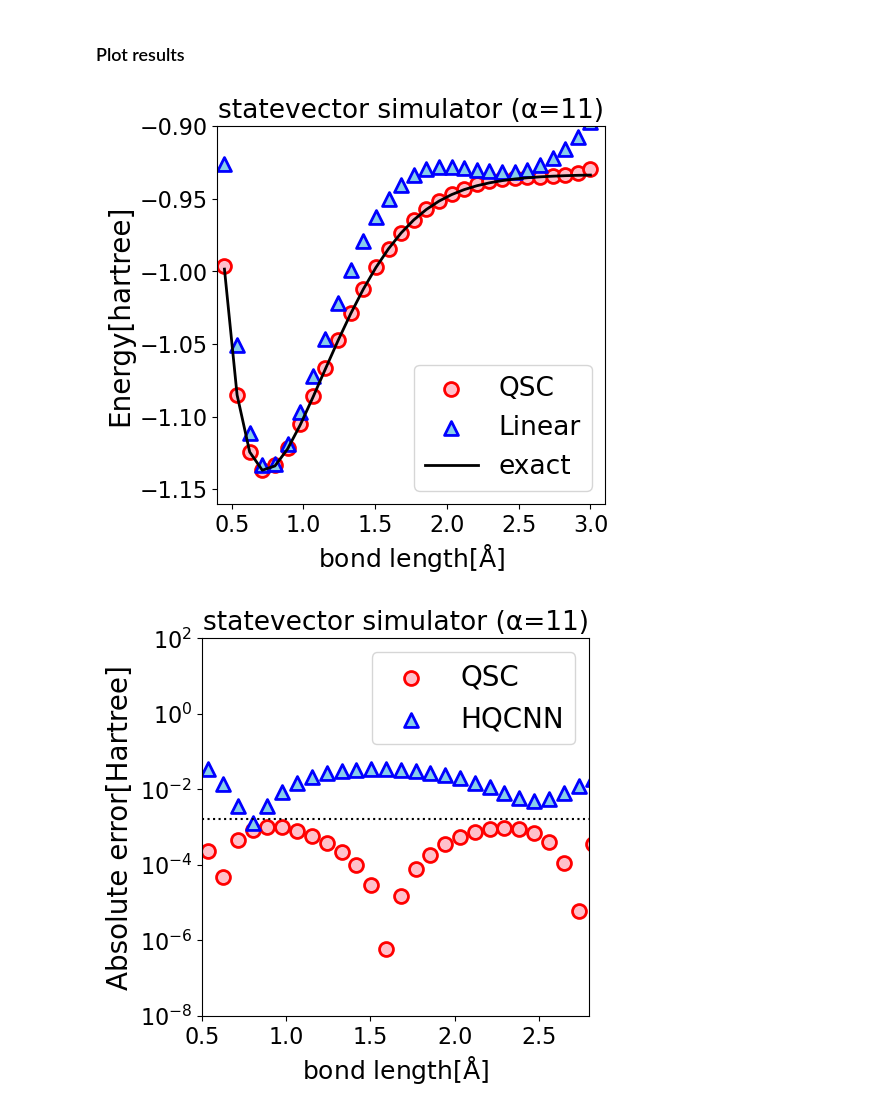
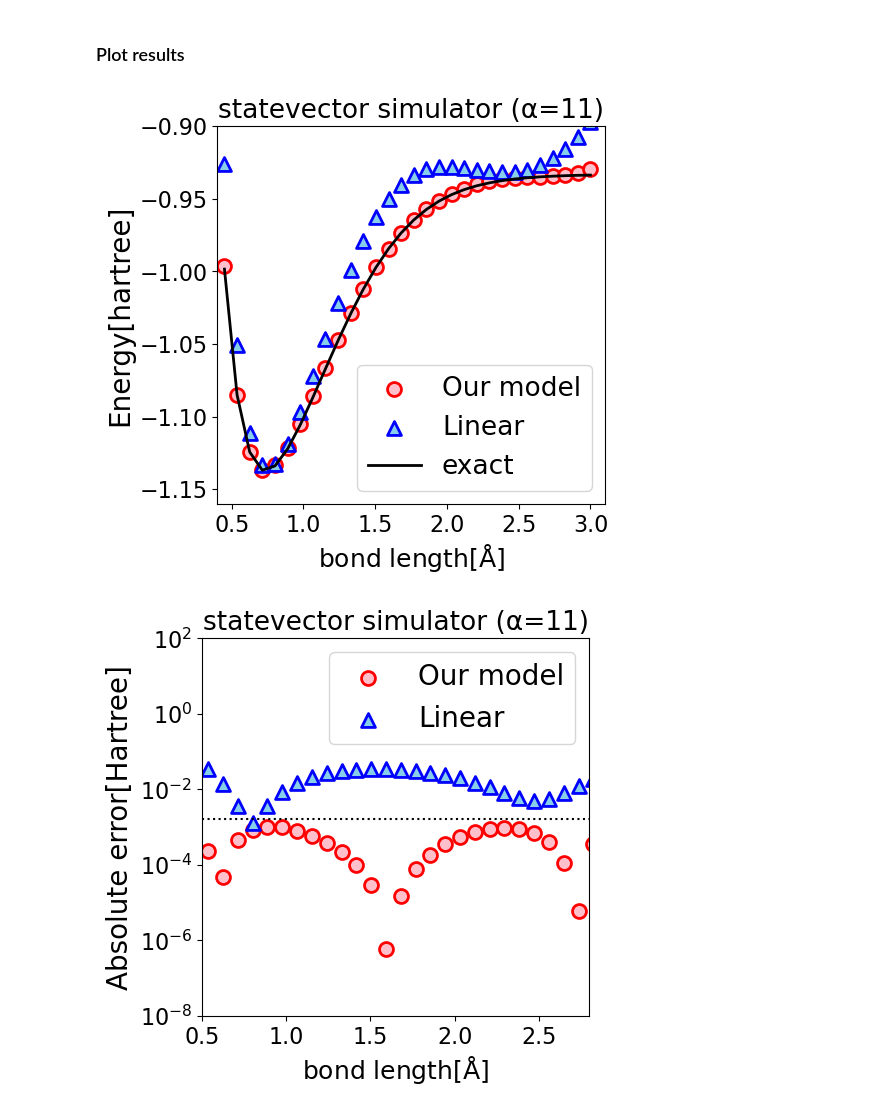
Before and after one commit to yasnishi/qcl_pnc, a Jupyter notebook: H2_PES_Linear.ipynb, the cells around one changed output. Drawn from its saved outputs; the diff is of its cells as text; code cells hidden in the pictures.

```diff
--- a/H2_PES_Linear.ipynb
+++ b/H2_PES_Linear.ipynb
@@ -126,34 +126,34 @@ with open('./classical_sol/exact_h2_e0.45-3.0.pickle','rb') as g:
 # %%
 plt.figure(figsize=(5, 5), dpi=100)
 
 x = []
 for i in range(len(X_test)):
     x.append(X_test[i])
 
 
-plt.scatter(x,eng1,marker='o',s=100, facecolor='pink', edgecolors='red',lw=2,label='QSC')
+plt.scatter(x,eng1,marker='o',s=100, facecolor='pink', edgecolors='red',lw=2,label='Our model')
 plt.scatter(x,eng2,marker='^',s=100, facecolor='skyblue', edgecolors='blue',lw=2,label='Linear')
 plt.plot(exact_energy[0],exact_energy[1], c='black',label='exact',lw=2)
 
 
 plt.xticks(fontsize=16)
 plt.yticks(fontsize=16)
 plt.legend(fontsize=19)
 
 plt.title('statevector simulator (α=%s)'%alpha,fontsize=19)
 
 plt.xlabel(
     'bond length[$\mathrm{\AA}$]',
     fontsize=18,
 )
 plt.ylabel('Energy[hartree]', fontsize=20)
 
 plt.xlim(0.4,3.1)
 plt.ylim(-1.16,-0.9)
 
 plt.show()
 # %% [output]
-[figure, old version]
+[figure, new version]
 # %%
 deltaE1= []
 deltaE2= []
@@ -164,9 +164,9 @@ for i in range(len(x)):
 # %%
 plt.figure(figsize=(5, 5), dpi=100)
 
-#plt.scatter(x,deltaE1,marker='o',s=50,facecolor='None', edgecolors='red',lw=2,label='QSC')
-plt.scatter(x,deltaE1,marker='o',s=100,facecolor='pink', edgecolors='red',lw=2,label='QSC')
-plt.scatter(x,deltaE2,marker='^',s=100, facecolor='skyblue', edgecolors='blue',lw=2,label='HQCNN')
+#plt.scatter(x,deltaE1,marker='o',s=50,facecolor='None', edgecolors='red',lw=2,label='Our model')
+plt.scatter(x,deltaE1,marker='o',s=100,facecolor='pink', edgecolors='red',lw=2,label='Our model')
+plt.scatter(x,deltaE2,marker='^',s=100, facecolor='skyblue', edgecolors='blue',lw=2,label='Linear')
 plt.hlines(0.00159,0.5, 3.0,  color='black', linestyles='dotted')
 
 plt.xlim(0.5,2.8)
@@ -182,7 +182,7 @@ plt.title('statevector simulator (α=%s)'%alpha,fontsize=19)
 
 plt.show()
 # %% [output]
-[figure, old version]
+[figure, new version]
 # %%
 import qiskit.tools.jupyter
 %qiskit_version_table
```
Also changed, not shown: parts of 6 cells of this notebook, 3 other files.
